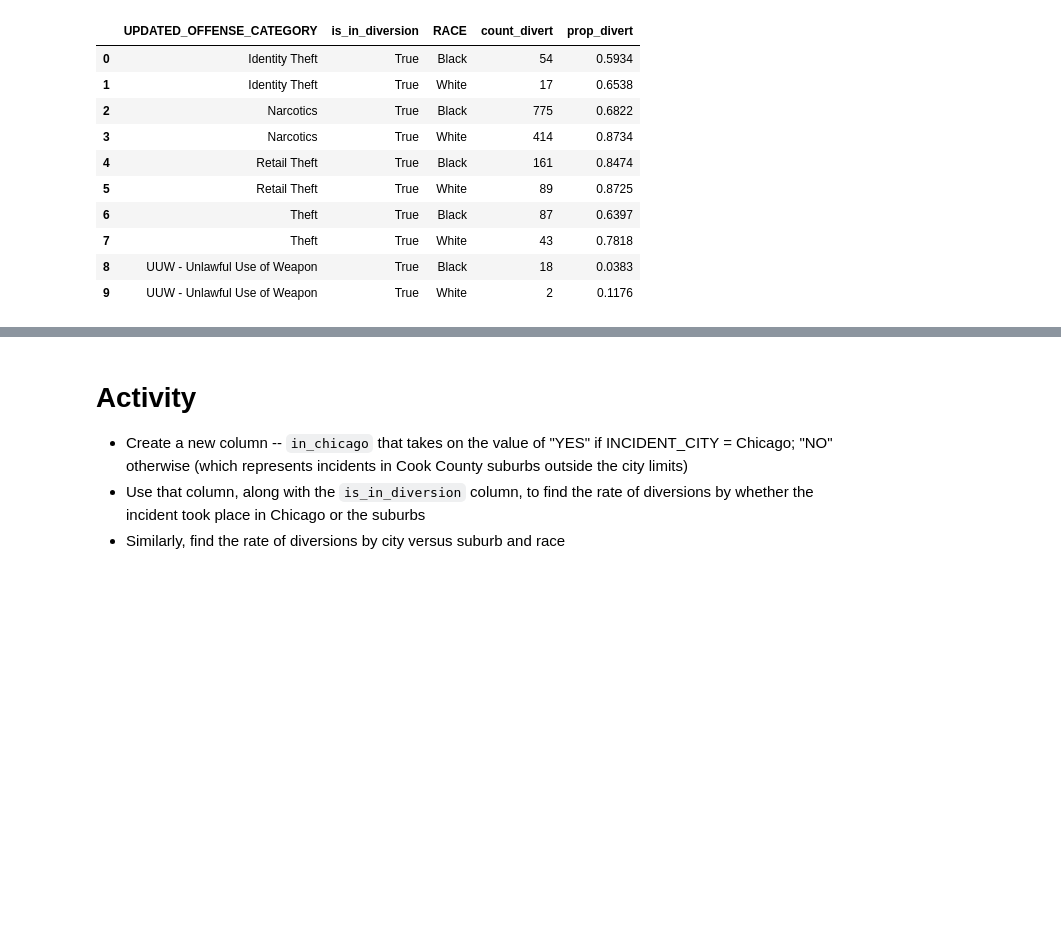
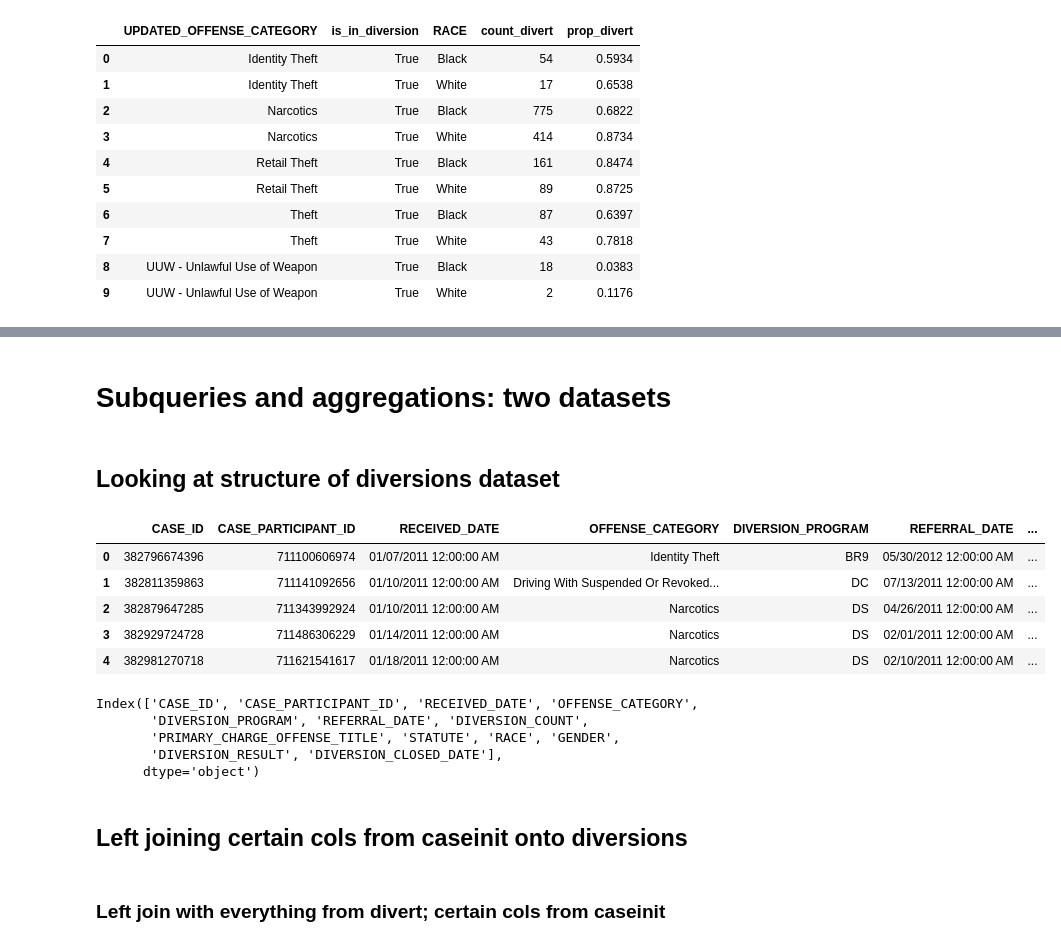
Before and after one commit to rebeccajohnson88/qss20_slides_activities, a Jupyter notebook: activities/08_SQL_examplecode.ipynb, the cells around one changed output, grey strips where cells are left out. Saved outputs shown, nothing was run; the diff lists cells and outputs as text; code cells hidden in the pictures; blank space fills up the shorter version.

```diff
--- a/activities/08_SQL_examplecode.ipynb
+++ b/activities/08_SQL_examplecode.ipynb
@@ -363,6 +379,32 @@ coord_flip())
-# %% [markdown]
-# Activity
-
-- Create a new column -- `in_chicago` that takes on the value of "YES" if INCIDENT_CITY = Chicago; "NO" otherwise (which represents incidents in Cook County suburbs outside the city limits)
-- Use that column, along with the `is_in_diversion` column, to find the rate of diversions by whether the incident took place in Chicago or the suburbs
-- Similarly, find the rate of diversions by city versus suburb and race
+# %% [markdown]
+# Subqueries and aggregations: two datasets
+# %% [markdown]
+## Looking at structure of diversions dataset
+# %%
+## define a query to pull first 5 rows
+## from caseinit table
+sample_div_q = """
+select *
+from divert
+limit 5
+"""
+
+divert_res = pd.read_sql_query(sample_div_q, cnx)
+divert_res.head()
+divert_res.columns
+# %% [output]
+|  | CASE_ID | CASE_PARTICIPANT_ID | RECEIVED_DATE | OFFENSE_CATEGORY | DIVERSION_PROGRAM | REFERRAL_DATE | ... |
+| 0 | 382796674396 | 711100606974 | 01/07/2011 12:00:00 AM | Identity Theft | BR9 | 05/30/2012 12:00:00 AM | ... |
+| 1 | 382811359863 | 711141092656 | 01/10/2011 12:00:00 AM | Driving With Suspended Or Revoked... | DC | 07/13/2011 12:00:00 AM | ... |
+| 2 | 382879647285 | 711343992924 | 01/10/2011 12:00:00 AM | Narcotics | DS | 04/26/2011 12:00:00 AM | ... |
+| 3 | 382929724728 | 711486306229 | 01/14/2011 12:00:00 AM | Narcotics | DS | 02/01/2011 12:00:00 AM | ... |
+| 4 | 382981270718 | 711621541617 | 01/18/2011 12:00:00 AM | Narcotics | DS | 02/10/2011 12:00:00 AM | ... |
+Index(['CASE_ID', 'CASE_PARTICIPANT_ID', 'RECEIVED_DATE', 'OFFENSE_CATEGORY',
+       'DIVERSION_PROGRAM', 'REFERRAL_DATE', 'DIVERSION_COUNT',
+       'PRIMARY_CHARGE_OFFENSE_TITLE', 'STATUTE', 'RACE', 'GENDER',
+       'DIVERSION_RESULT', 'DIVERSION_CLOSED_DATE'],
+      dtype='object')
+# %% [markdown]
+## Left joining certain cols from caseinit onto diversions
+# %% [markdown]
+### Left join with everything from divert; certain cols from caseinit
```
Also changed, not shown: parts of 32 cells of this notebook, 1 other file.
